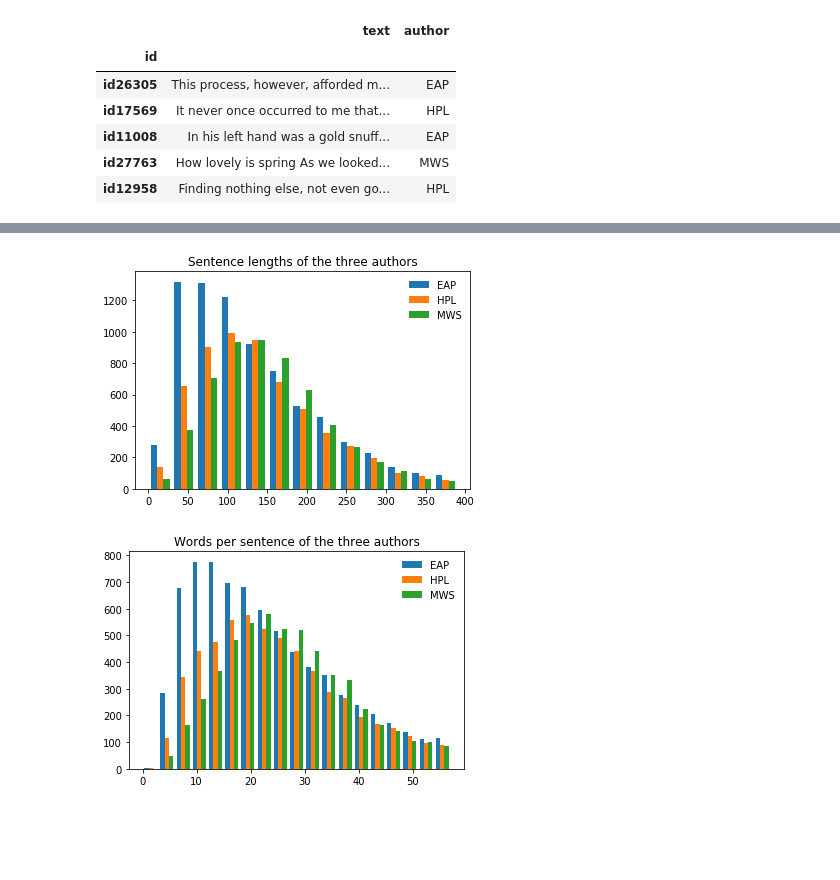
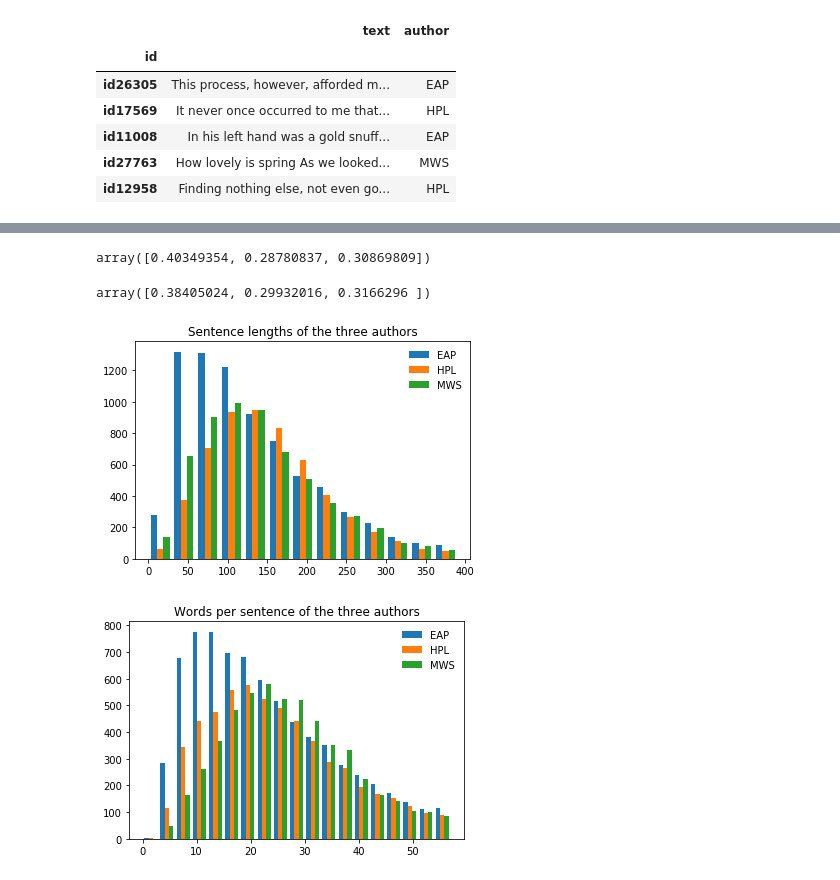
Before and after one commit to fwbane/author, a Jupyter notebook: feature_engineering_notebook.ipynb, the cells around one changed output, grey strips where cells are left out. Saved outputs shown, nothing was run; the diff lists cells and outputs as text; code cells hidden in the pictures; blank space fills up the shorter version.

```diff
--- a/feature_engineering_notebook.ipynb
+++ b/feature_engineering_notebook.ipynb
@@ -181,0 +189,4 @@ Average words per string: 27.799645075421473
+# %%
+string_ratios
+# %% [output]
+array([0.40349354, 0.28780837, 0.30869809])
@@ -182,18 +195,22 @@ Average words per string: 27.799645075421473
+# %%
+word_ratios
+# %% [output]
+array([0.38405024, 0.29932016, 0.3166296 ])
 # %%
 import matplotlib.pyplot as plt
 
 EAP_sentence_lengths = [len(t) for t in df[df['author']=='EAP'].text]
-HPL_sentence_lengths = [len(t) for t in df[df['author']=='MWS'].text]
-MWS_sentence_lengths = [len(t) for t in df[df['author']=='HPL'].text]
+HPL_sentence_lengths = [len(t) for t in df[df['author']=='HPL'].text]
+MWS_sentence_lengths = [len(t) for t in df[df['author']=='MWS'].text]
 labels = ['EAP', 'HPL', 'MWS']
 
 plt.figure()
 H = plt.hist([EAP_sentence_lengths, HPL_sentence_lengths, MWS_sentence_lengths], label=labels, bins=[i for i in range(0, 400, 30)])
 leg = plt.legend(frameon=False)
 plt.title("Sentence lengths of the three authors")
 plt.show()
 # %% [output]
-[figure, old version]
+[figure, new version]
 # %%
 plt.figure()
 H = plt.hist([EAP_word_counts, HPL_word_counts, MWS_word_counts], label=labels, bins=[i for i in range(0, 60, 3)])
```
Also changed, not shown: parts of 29 cells of this notebook.
